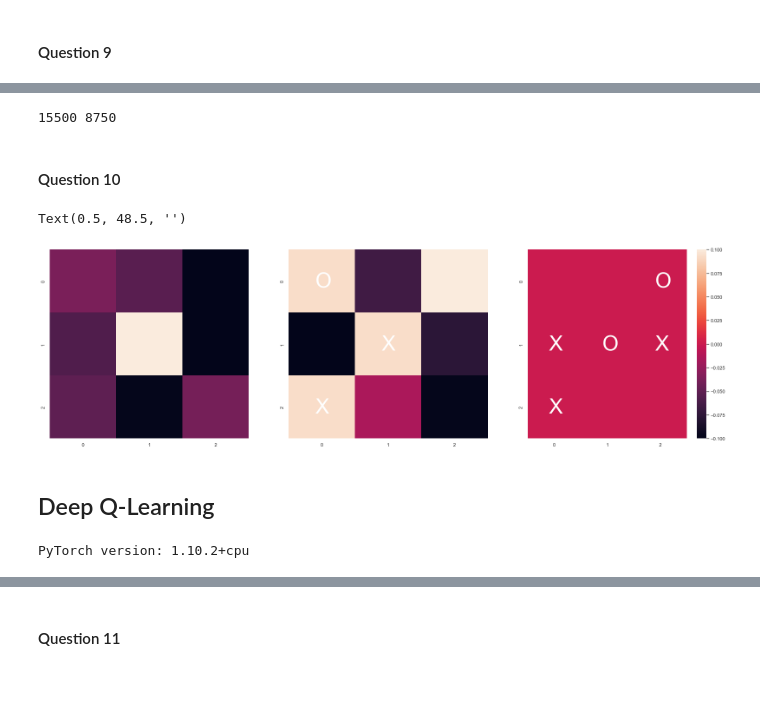
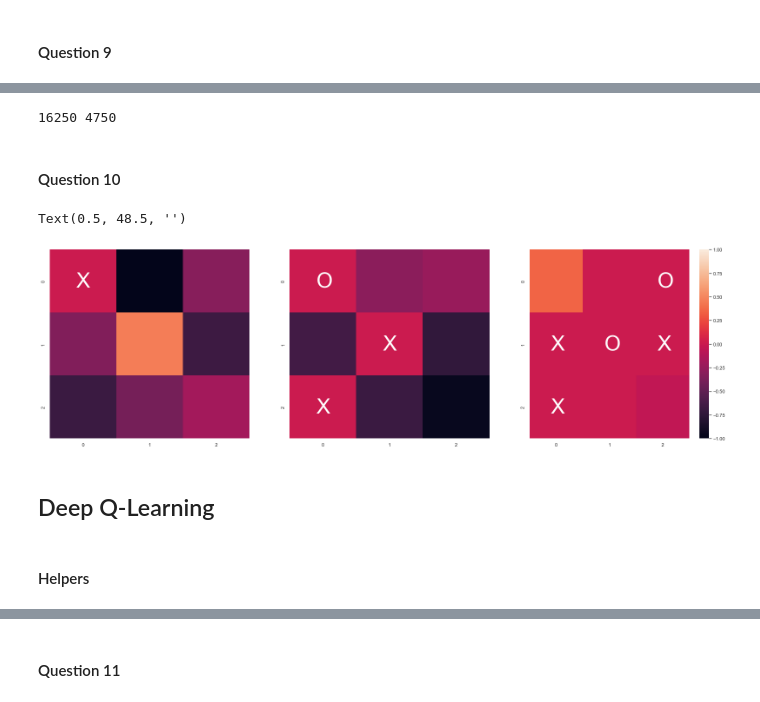
Before and after one commit to olavforland/ANN_Miniproject, a Jupyter notebook: tic_tac_toe.ipynb, the cells around one changed output, grey strips where cells are left out. Drawn from its saved outputs; the diff is of its cells as text; code cells hidden in the pictures.

```diff
--- a/tic_tac_toe.ipynb
+++ b/tic_tac_toe.ipynb
@@ -234,24 +29,0 @@ Random player = O
-# %%
-Turns = np.array(['X','O'])
-for i in range(5):
-    env.reset()
-    grid, _, __ = env.observe()
-    Turns = Turns[np.random.permutation(2)]
-    player_opt_1 = OptimalPlayer(epsilon=0., player=Turns[0])
-    player_opt_2 = OptimalPlayer(epsilon=0., player=Turns[1])
-    for j in range(9):
-        if env.current_player == player_opt.player:
-            move = player_opt_1.act(grid)
-        else:
-            move = player_opt_2.act(grid)
-
-        grid, end, winner = env.step(move, print_grid=False)
-
-        if end:
-            print('-------------------------------------------')
-            print('Game end, winner is player ' + str(winner))
-            print('Optimal player 1 = ' +  Turns[0])
-            print('Optimal player 2 = ' +  Turns[1])
-            env.render()
-            env.reset()
-            break
@@ -278,8 +30,2 @@ Optimal player 2 = X
 # %% [markdown]
 ## *Q*-Learning
-# %%
-S = TictactoeEnv()
-S.step(1)
-S.step(4)
-
-encode(S, 5)
@@ -856,32 +488,33 @@ M_rand: 0.824
 # %%
 m_opt = np.asarray(m_opt[1:])
 m_rand = np.asarray(m_rand[1:])
-max_opt = np.max(np.ravel(m_opts)[1:])
+max_opt = np.max(np.ravel(m_opt)[1:])
 if max_opt==0:
     T_opt = (np.argmax(m_opt>-0.2)+1)*250
 else:
     eighty_opt = -(1 - (max_opt+1)*0.8)
     T_opt = (np.argmax(m_opt>eighty_opt)+1)*250
 
-max_rand = np.max(np.ravel(m_rands)[1:])
+max_rand = np.max(np.ravel(m_rand)[1:])
 eighty_rand = max_rand*0.8
 T_rand = (np.argmax(m_rand>eighty_rand)+1)*250
 
 print(T_opt, T_rand)
 # %% [output]
-15500 8750
+16250 4750
 # %% [markdown]
 #### Question 10
 # %%
 # Encoding the states we will check out
 S1 = TictactoeEnv()
+S1.step(0)
 S2 = TictactoeEnv()
 S2.step(4); S2.step(0); S2.step(6)
 S3 = TictactoeEnv()
 S3.step(3); S3.step(4); S3.step(5)
 S3.step(2); S3.step(6)
 
-actions = get_legal_moves(S1)
+actions = [0] + get_legal_moves(S1)
 q_values_1 = []
 for a in actions:
     q_values_1.append(Q.get(encode(S1,a),0))
@@ -900,29 +533,28 @@ for a in actions:
 q_values_3 = np.asarray(q_values_3)
 q_values_3 = q_values_3.reshape((3,3))
 # %%
-import seaborn as sns
-
 f, (ax1, ax2, ax3) = plt.subplots(1,3, figsize=(28,8))
-g1 = sns.heatmap(q_values_1, cbar=False,ax=ax1)
+g1 = sns.heatmap(q_values_1, cbar=False,ax=ax1, vmin=-1, vmax=1)
+ax1.text(0.4, 0.6, 'X', fontsize=48, color='white')
 g1.set_ylabel('')
 g1.set_xlabel('')
-g2 = sns.heatmap(q_values_2, cbar=False,ax=ax2)
+g2 = sns.heatmap(q_values_2, cbar=False,ax=ax2, vmin=-1, vmax=1)
 ax2.text(1.4, 1.6, 'X', fontsize=48, color='white')
 ax2.text(0.4, 0.6, 'O', fontsize=48, color='white')
 ax2.text(0.4, 2.6, 'X', fontsize=48, color='white')
 g2.set_ylabel('')
 g2.set_xlabel('')
-g3 = sns.heatmap(q_values_3, annot=False, annot_kws={'fontsize':'xx-large'}, cbar=True, ax=ax3)
+g3 = sns.heatmap(q_values_3, annot=False, annot_kws={'fontsize':'xx-large'}, cbar=True, ax=ax3, vmin=-1, vmax=1)
 ax3.text(2.4, 1.6, 'X', fontsize=48, color='white')
 ax3.text(0.4, 1.6, 'X', fontsize=48, color='white')
 ax3.text(0.4, 2.6, 'X', fontsize=48, color='white')
 ax3.text(1.4, 1.6, 'O', fontsize=48, color='white')
 ax3.text(2.4, 0.6, 'O', fontsize=48, color='white')
 g3.set_ylabel('')
 g3.set_xlabel('')
 # %% [output]
 Text(0.5, 48.5, '')
-[figure, old version]
+[figure, new version]
 # %% [markdown]
 ## Deep Q-Learning
 # %%
@@ -942,12 +570,2 @@ TARGET_UPDATE = 500 # Update every 500 game
-# %%
-print(f"PyTorch version: {torch.__version__}")
-
-# Check PyTorch has access to MPS (Metal Performance Shader, Apple's GPU architecture)
-# print(f"Is MPS (Metal Performance Shader) built? {torch.backends.mps.is_built()}")
-# print(f"Is MPS available? {torch.backends.mps.is_available()}")
-
-# Set the device
-# device = "mps" if torch.backends.mps.is_available() else "cpu"
-# print(f"Using device: {device}")
-# %% [output]
-PyTorch version: 1.10.2+cpu
+# %% [markdown]
+#### Helpers
```
Also changed, not shown: parts of 89 cells of this notebook.
